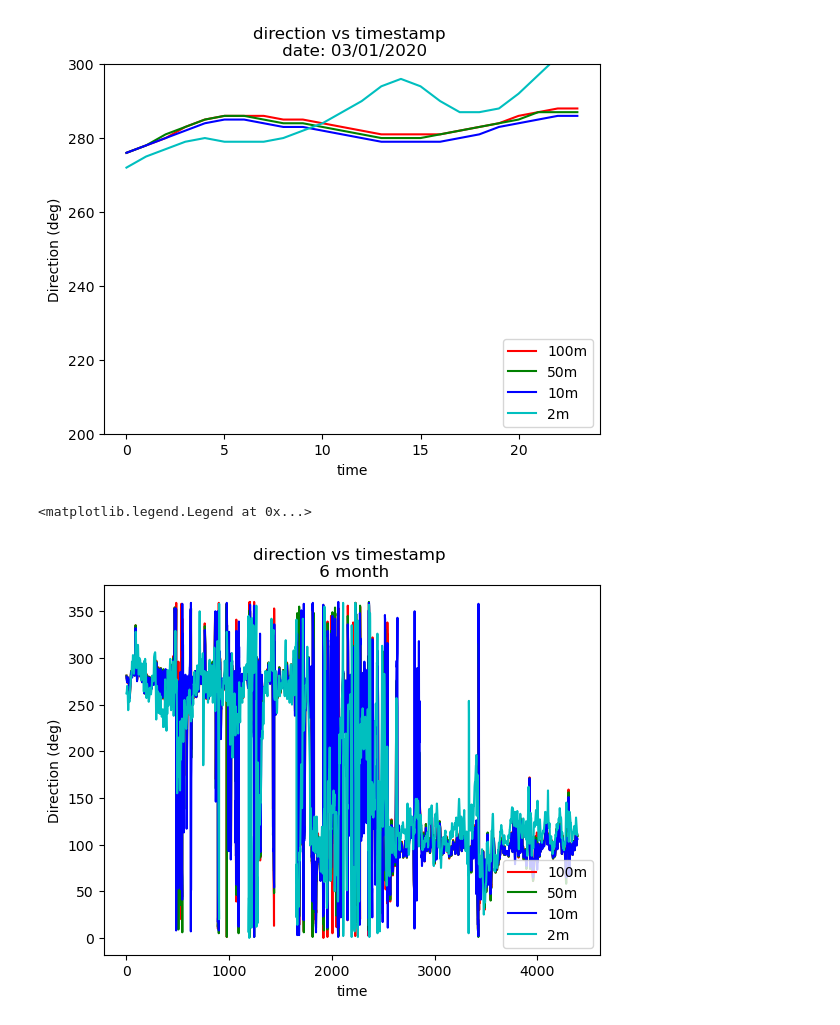
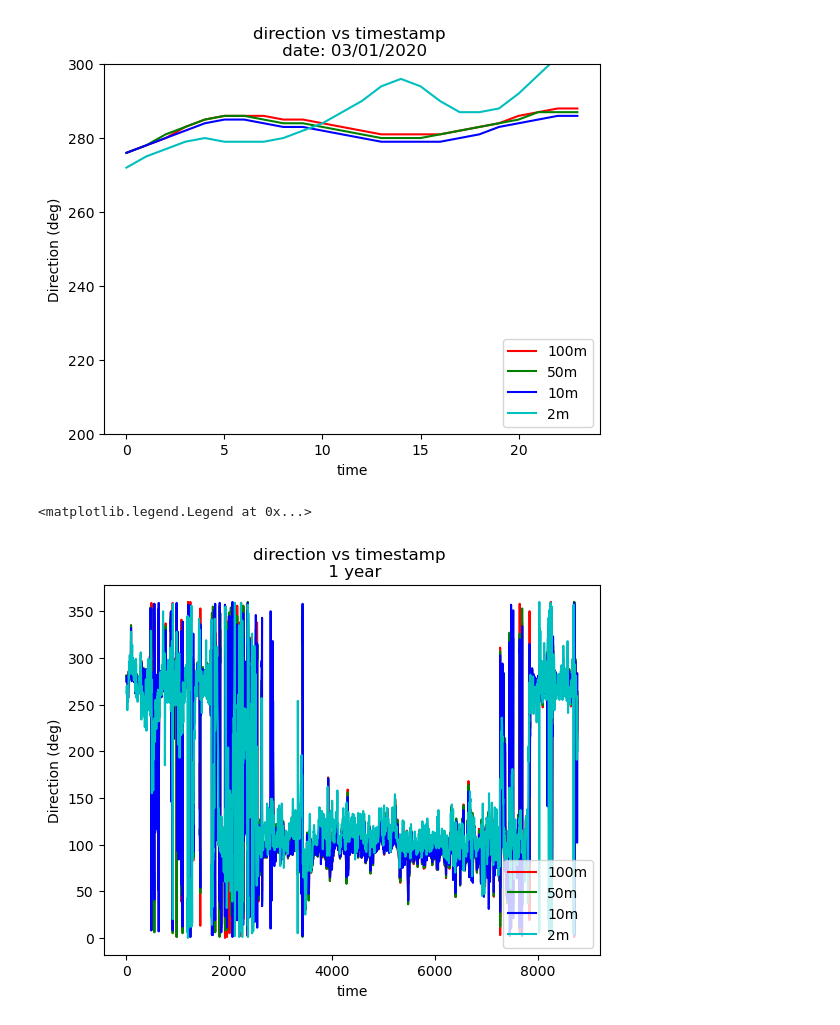
Before and after one commit to anonymousPolon/python-notebook-project-Wind-Energy-, a Jupyter notebook: wind energy 2.ipynb, the cells around one changed output. Saved outputs shown, nothing was run; the diff lists cells and outputs as text; code cells hidden in the pictures.

Commit message:
Add files via upload
modified notebook and adding wind turbine data

```diff
--- a/wind energy 2.ipynb
+++ b/wind energy 2.ipynb
@@ -34,3 +52,19 @@ vortex_100m = makeIntoCSV(r"C:\Users\ricky\Documents\UI\Semester 2\wind energy\E
+# %%
+# make dataframe 2nd period
+
+vortex_10m_2nd = makeIntoCSV(r"vortex.serie.738279.6m 10m UTC+08.0 CFSR.txt", "vortex_10m_2nd.csv")
+
+vortex_50m_2nd = makeIntoCSV(r"vortex.serie.738279.6m 50m UTC+08.0 CFSR.txt", "vortex_50m_2nd.csv")
+
+vortex_100m_2nd = makeIntoCSV(r"vortex.serie.738279.6m 100m UTC+08.0 CFSR.txt", "vortex_100m_2nd.csv")
+# %%
+vortex_10m_1st = vortex_10m_1st.drop(index=(range(4368, 4392)))
+vortex_50m_1st = vortex_50m_1st.drop(index=(range(4368, 4392)))
+vortex_100m_1st = vortex_100m_1st.drop(index=(range(4368, 4392)))
+# %%
+vortex_10m = pd.concat([vortex_10m_1st, vortex_10m_2nd])
+vortex_50m = pd.concat([vortex_50m_1st, vortex_50m_2nd])
+vortex_100m = pd.concat([vortex_100m_1st, vortex_100m_2nd])
 # %%
 vortex_10m['HHMM'] = vortex_10m['HHMM']//100
 vortex_50m['HHMM'] = vortex_50m['HHMM']//100
@@ -58,6 +92,6 @@ print(vortex_50m)
 # %%
 # importing NSRDB data
-NSRDB = pd.read_csv(r"C:\Users\ricky\Documents\UI\Semester 2\wind energy\Exercise 2\data kecepatan wind di pulau selayar.csv")
+NSRDB = pd.read_csv(r"data kecepatan wind di pulau selayar.csv")
 
 NSRDB = NSRDB.drop(['wind speed_10 m', 'wind direction_10 m'], axis=1)
 
@@ -254,19 +288,19 @@ plt.ylim([200, 300])
 # %%
 time_df =coba_dataframe
 
 plt.plot(range(0, len(time_df)), time_df['D(deg)_100m'], color='r', label='100m')
 plt.plot(range(0, len(time_df)), time_df['D(deg)_50m'], color='g', label='50m')
 plt.plot(range(0, len(time_df)), time_df['D(deg)_10m'], color='b', label='10m')
 plt.plot(range(0, len(time_df)), time_df['D(deg)_2m'], color='c', label='2m')
 
 plt.xlabel("time")
 plt.ylabel("Direction (deg)")
-plt.title("direction vs timestamp \n 6 month")
+plt.title("direction vs timestamp \n 1 year")
 
 plt.legend(loc='lower right')
 # %% [output]
 <matplotlib.legend.Legend at 0x...>
-[figure, old version]
+[figure, new version]
 # %%
 # karena faktor kestabilan, digunakan kecepatan pada ketinggian 100 m
 
```
Also changed, not shown: parts of 34 cells of this notebook, 4 other files.
